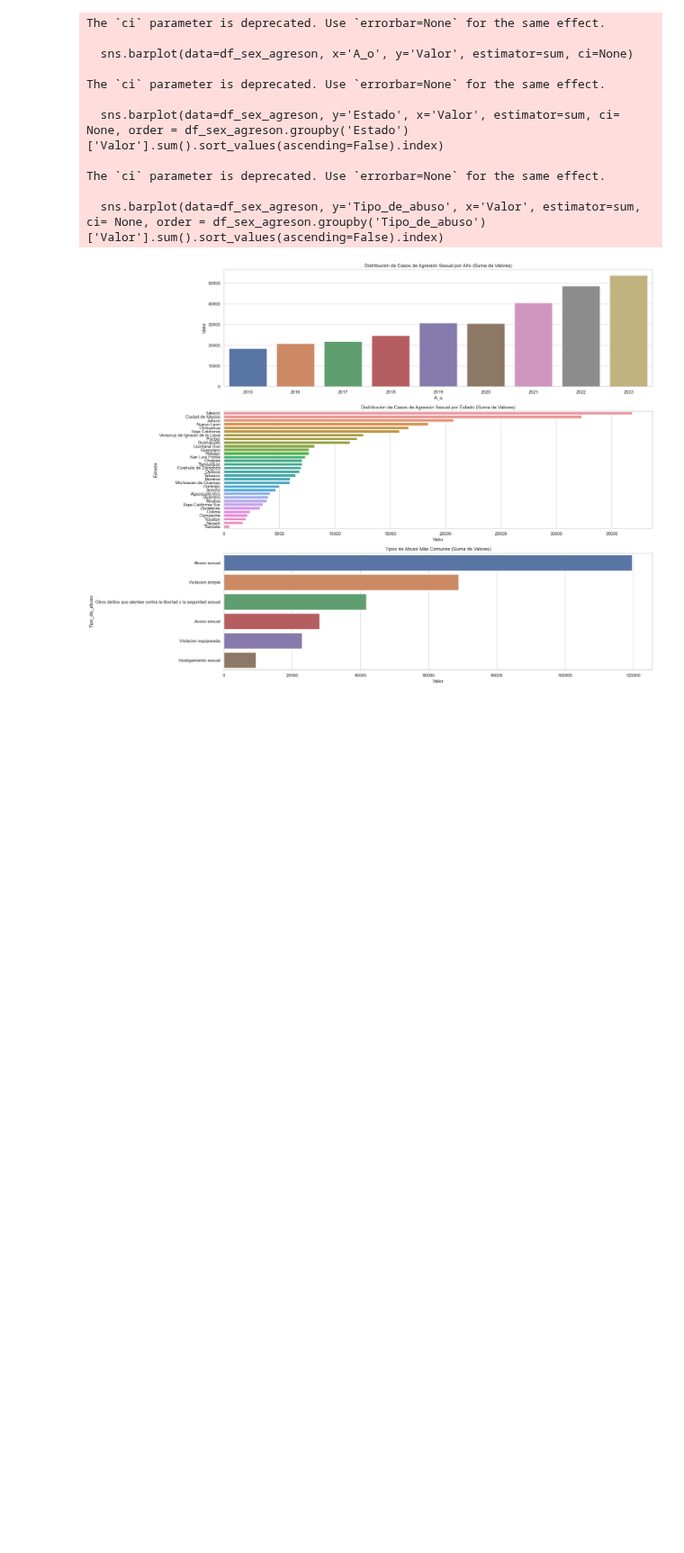
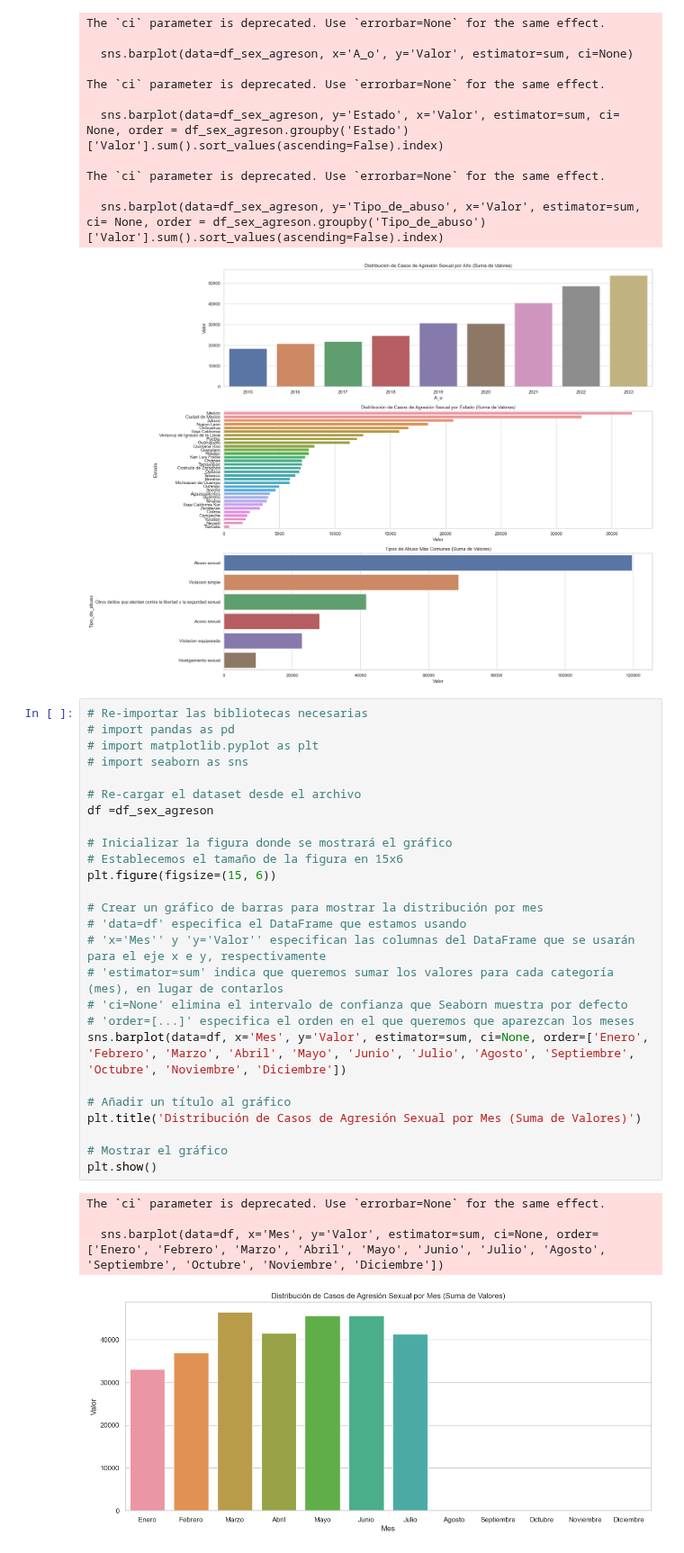
Before and after one commit to BlackEddit/EDA_Cleasings, a Jupyter notebook: EDA_Sexual_Agression.ipynb, the cells around one changed output. Shown at 90% size. Drawn from its saved outputs; the diff is of its cells as text; blank space fills up the shorter version.

```diff
--- a/EDA_Sexual_Agression.ipynb
+++ b/EDA_Sexual_Agression.ipynb
@@ -338,3 +340,34 @@ The `ci` parameter is deprecated. Use `errorbar=None` for the same effect.
 
   sns.barplot(data=df_sex_agreson, y='Tipo_de_abuso', x='Valor', estimator=sum, ci= None, order = df_sex_agreson.groupby('Tipo_de_abuso')['Valor'].sum().sort_values(ascending=False).index)
 [figure]
+# %%
+# Re-importar las bibliotecas necesarias
+# import pandas as pd
+# import matplotlib.pyplot as plt
+# import seaborn as sns
+
+# Re-cargar el dataset desde el archivo
+df =df_sex_agreson
+
+# Inicializar la figura donde se mostrará el gráfico
+# Establecemos el tamaño de la figura en 15x6
+plt.figure(figsize=(15, 6))
+
+# Crear un gráfico de barras para mostrar la distribución por mes
+# 'data=df' especifica el DataFrame que estamos usando
+# 'x='Mes'' y 'y='Valor'' especifican las columnas del DataFrame que se usarán para el eje x e y, respectivamente
+# 'estimator=sum' indica que queremos sumar los valores para cada categoría (mes), en lugar de contarlos
+# 'ci=None' elimina el intervalo de confianza que Seaborn muestra por defecto
+# 'order=[...]' especifica el orden en el que queremos que aparezcan los meses
+sns.barplot(data=df, x='Mes', y='Valor', estimator=sum, ci=None, order=['Enero', 'Febrero', 'Marzo', 'Abril', 'Mayo', 'Junio', 'Julio', 'Agosto', 'Septiembre', 'Octubre', 'Noviembre', 'Diciembre'])
+
+# Añadir un título al gráfico
+plt.title('Distribución de Casos de Agresión Sexual por Mes (Suma de Valores)')
+
+# Mostrar el gráfico
+plt.show()
+# %% [output]
+The `ci` parameter is deprecated. Use `errorbar=None` for the same effect.
+
+  sns.barplot(data=df, x='Mes', y='Valor', estimator=sum, ci=None, order=['Enero', 'Febrero', 'Marzo', 'Abril', 'Mayo', 'Junio', 'Julio', 'Agosto', 'Septiembre', 'Octubre', 'Noviembre', 'Diciembre'])
+[figure, added]
```
Also changed, not shown: parts of 4 cells of this notebook.
